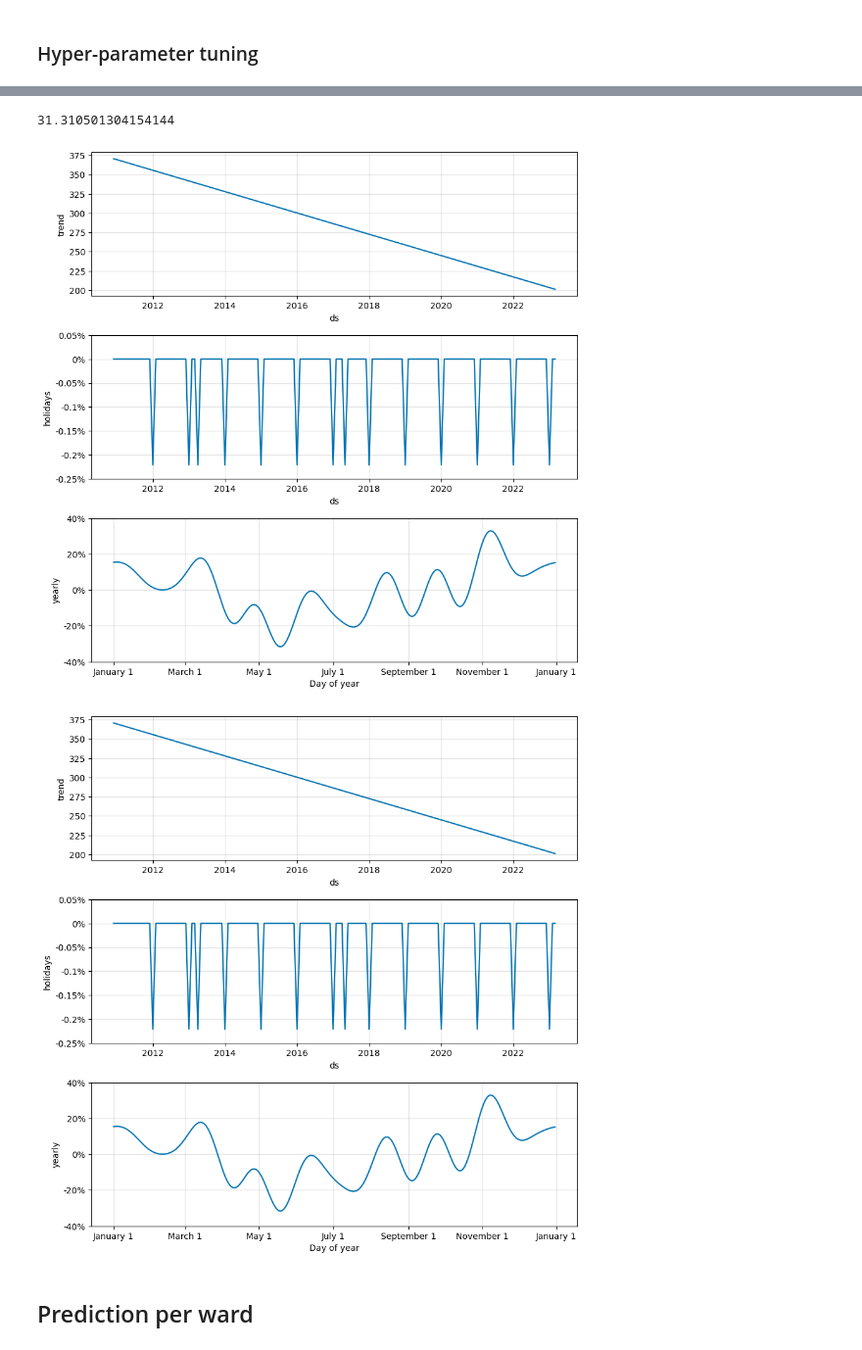
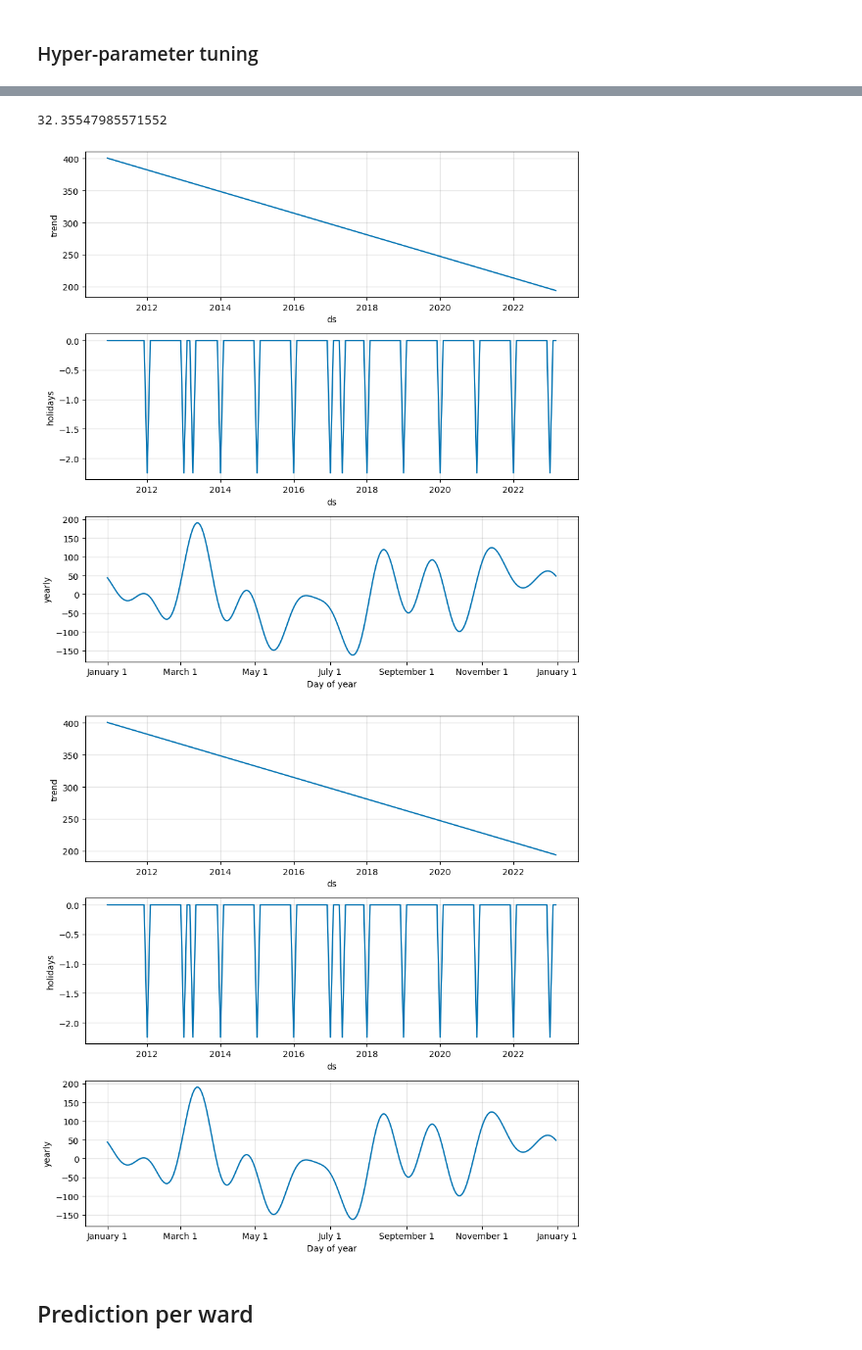
Before and after one commit to isavgt/JBG050-group11, a Jupyter notebook: forecast_prophet.ipynb, the cells around one changed output, grey strips where cells are left out. Shown at 98% size. Saved outputs shown, nothing was run; the diff lists cells and outputs as text; code cells hidden in the pictures.

```diff
--- a/forecast_prophet.ipynb
+++ b/forecast_prophet.ipynb
@@ -17,7 +17,7 @@ forecast_upto = (2023-training_upto-1)*12 +3
 # %%
 # Read data, get dataframe with crimes/month
 monthly_grouped_df = pd.read_csv('C:\\Users\\20203697\\Downloads\\filtered_df_utility_cols.csv')
-monthly_grouped_df= monthly_grouped_df.sort_values(['Year','Month num'],ascending=False).groupby(['Year', 'Month num'])['Burglary Rate'].sum()
+monthly_grouped_df= monthly_grouped_df.sort_values(['Year','Month num'],ascending=False).groupby(['Year', 'Month num'])['Crime type'].count()
 monthly_grouped_df = monthly_grouped_df.to_frame()
 
 
@@ -27,9 +27,8 @@ monthly_grouped_df['day'] = 1
 monthly_grouped_df = monthly_grouped_df.reset_index()
 # monthly_grouped_df = monthly_grouped_df[(monthly_grouped_df['Year']>=2011) | ((monthly_grouped_df['Year'] == 2010) & (monthly_grouped_df['Month num']==12))]
 monthly_grouped_df = monthly_grouped_df.rename(columns={'Month num': 'month', 'Year': 'year'})
-print(monthly_grouped_df)
 monthly_grouped_df['ds'] = pd.to_datetime(monthly_grouped_df[['year', 'month', 'day']])
-monthly_grouped_df['y'] = monthly_grouped_df['Burglary Rate']
+monthly_grouped_df['y'] = monthly_grouped_df['Crime type']
 # monthly_grouped_df = monthly_grouped_df.set_index(pd.DatetimeIndex(monthly_grouped_df['Date']))
 
 # Getting Holidays
@@ -111,7 +110,7 @@ KeyboardInterrupt:
 # %%
 # Train the model with the best parameters and forecast
 
-best_model = Prophet(seasonality_mode= 'multiplicative', changepoint_prior_scale= 0.01, seasonality_prior_scale= 0.15, holidays_prior_scale= 0.015, holidays= holiday).fit(train_data)
+best_model = Prophet(seasonality_mode= 'additive', changepoint_prior_scale= 0.01, seasonality_prior_scale= 0.15, holidays_prior_scale= 0.015, holidays= holiday).fit(train_data)
 future_dates = best_model.make_future_dataframe(periods=forecast_upto, freq='MS')
 forecast = best_model.predict(future_dates)
 
@@ -135,6 +134,6 @@ best_model.plot_components(forecast)
-31.310501304154144
+32.35547985571552
-[figure, old version]
+[figure, new version]
-[figure, old version]
+[figure, new version]
 # %% [markdown]
 ## Prediction per ward
 # %%
```
Also changed, not shown: parts of 6 cells of this notebook.
